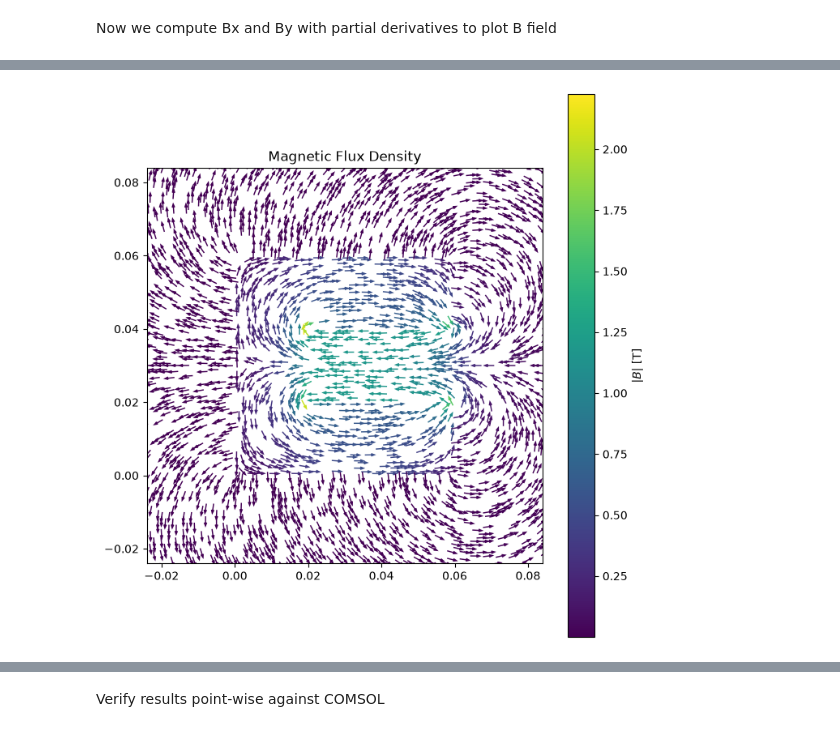
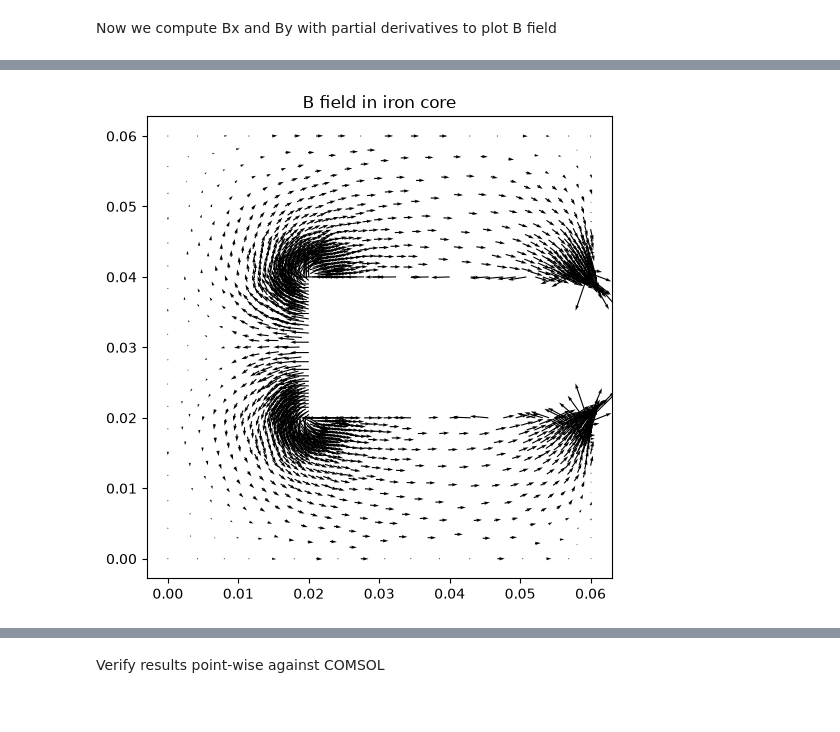
Before and after one commit to VerttiAalto100/computational-electromagnetics, a Jupyter notebook: nonlinear-iron-and-pm/nonlinear_iron_and_pm.ipynb, the cells around one changed output, grey strips where cells are left out. Saved outputs shown, nothing was run; the diff lists cells and outputs as text; code cells hidden in the pictures.

```diff
--- a/nonlinear-iron-and-pm/nonlinear_iron_and_pm.ipynb
+++ b/nonlinear-iron-and-pm/nonlinear_iron_and_pm.ipynb
@@ -214,16 +260,12 @@ Solve & Visualize Az = vector pootential
 # %%
-A_z = solve(S_mat, b)
-
-
-
 import matplotlib.pyplot as plt
 from skfem.visuals.matplotlib import plot
 
-
 fig, ax = plt.subplots(figsize=(7,7))
 
+
 plot(
-    mesh,
+    basis,
     A_z,
     shading="gouraud",
     colorbar=True,
@@ -231,7 +273,7 @@ plot(
 )
 
 plot(
-    mesh,
+    basis,
     A_z,
     ax=ax,
     levels=30,
@@ -239,14 +281,15 @@ plot(
     linewidths=0.4,
 )
 
-ax.set_xlim(-0.04,0.1)
-ax.set_ylim(-0.04,0.1)
-
 ax.set_aspect("equal")
-ax.set_title(r"Magnetic Vector Potential $A_z$")
+ax.set_title(f"Magnetic Vector Potential $A_z$")
+ax.set_xlabel("x [m]")
+ax.set_ylabel("y [m]")
 
 plt.tight_layout()
 #from skfem.visuals.matplotlib import draw
 
 #draw(mesh, ax=ax)
+
+plt.show()
 # %% [output]
@@ -272,62 +350,30 @@ Bnorm_elem = np.sqrt(Bx_elem**2 + By_elem**2)
 # %%
-import numpy as np
-import matplotlib.pyplot as plt
+from utils.field_interpolation import eval_B_at_points
 
-# Element connectivity
-# Coordinates of the three vertices of every element
-x = mesh.p[0, mesh.t]   # shape: (3, nelements)
-y = mesh.p[1, mesh.t]   # shape: (3, nelements)
+# Elements belonging to the basis
+tris = mesh.t[:, basis_core.tind]
 
-# Element centroids
-centers = np.vstack([
-    x.mean(axis=0),
-    y.mean(axis=0)
-])
+# Unique vertices of those elements
+vertex_ids = np.unique(tris)
 
-print(centers.shape)
+# Coordinates
+pts = mesh.p[:, vertex_ids].T
 
-
-eps = 1e-14
-
-Bx_plot = Bx_elem / (Bnorm_elem + eps)
-By_plot = By_elem / (Bnorm_elem + eps)
-
-fig, ax = plt.subplots(figsize=(7,7))
-
-step = 3
-print("mesh.p:", mesh.p.shape)
-print("mesh.t:", mesh.t.shape)
-print("centers:", centers.shape)
-print("Bx_plot:", Bx_plot.shape)
-q = ax.quiver(
-    centers[0][::step],
-    centers[1][::step],
-    Bx_plot[::step],
-    By_plot[::step],
-    Bnorm_elem[::step],
-    cmap="viridis",
-    pivot="mid",
-    scale=35,
-    width=0.003,
-    headwidth=3,
-    headlength=4
+Bx, By, _ = eval_B_at_points(
+    A_z,
+    basis,          # <-- use the FULL basis for evaluation
+    pts,
 )
 
-fig.colorbar(q, ax=ax, label=r"$|B|$ [T]")
+plt.figure(figsize=(6,6))
+plt.quiver(
+    pts[:,0],
+    pts[:,1],
+    Bx,
+    By,
+    scale=30
+)
 
-# Zoom into the region around the C-core
-xmin, ymin = mesh.p.min(axis=1)
-xmax, ymax = mesh.p.max(axis=1)
-d = max(xmax - xmin, ymax - ymin)
-
-margin = 0.2 * d  # CHANGE TO ZOOM
-
-ax.set_xlim(xmin + margin, xmax - margin)
-ax.set_ylim(ymin + margin, ymax - margin)
-
-ax.set_aspect("equal")
-
-ax.set_title("Magnetic Flux Density")
-
-plt.tight_layout()
+plt.axis("equal")
+plt.title("B field in iron core")
 # %% [output]
@@ -339 +381 @@ Bx_plot: (19192,)
-[figure, old version]
+[figure, new version]
```
Also changed, not shown: parts of 22 cells of this notebook.
